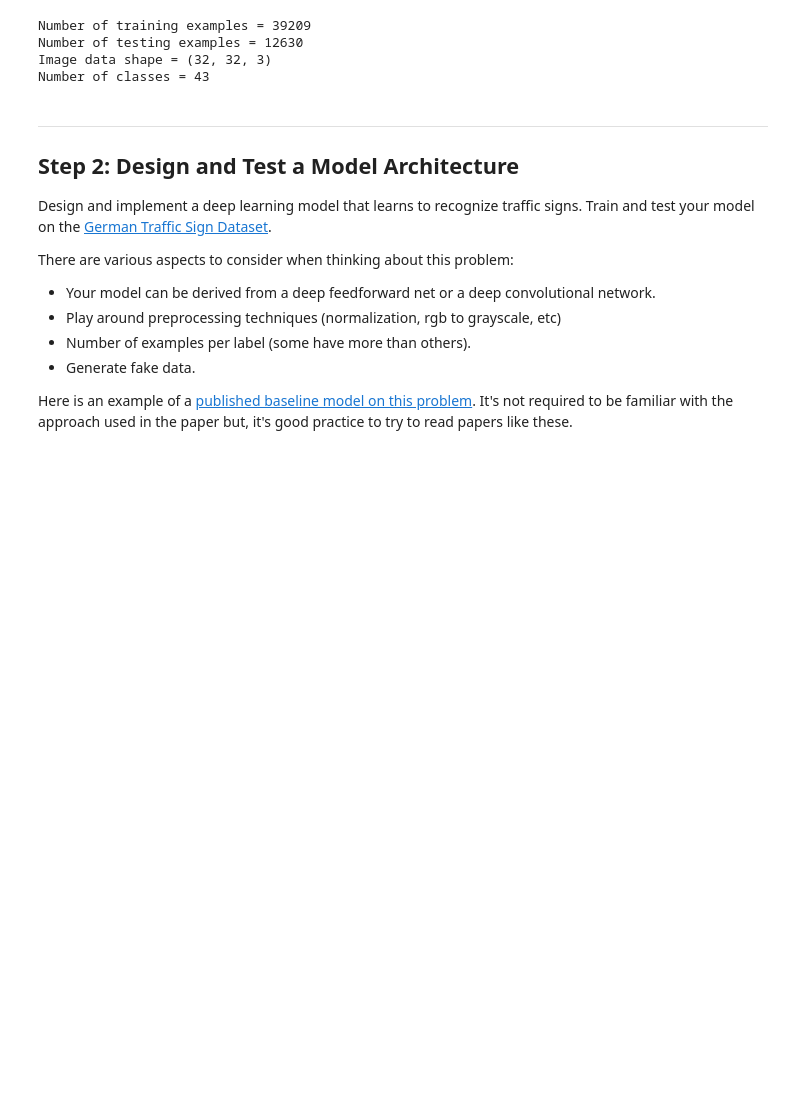
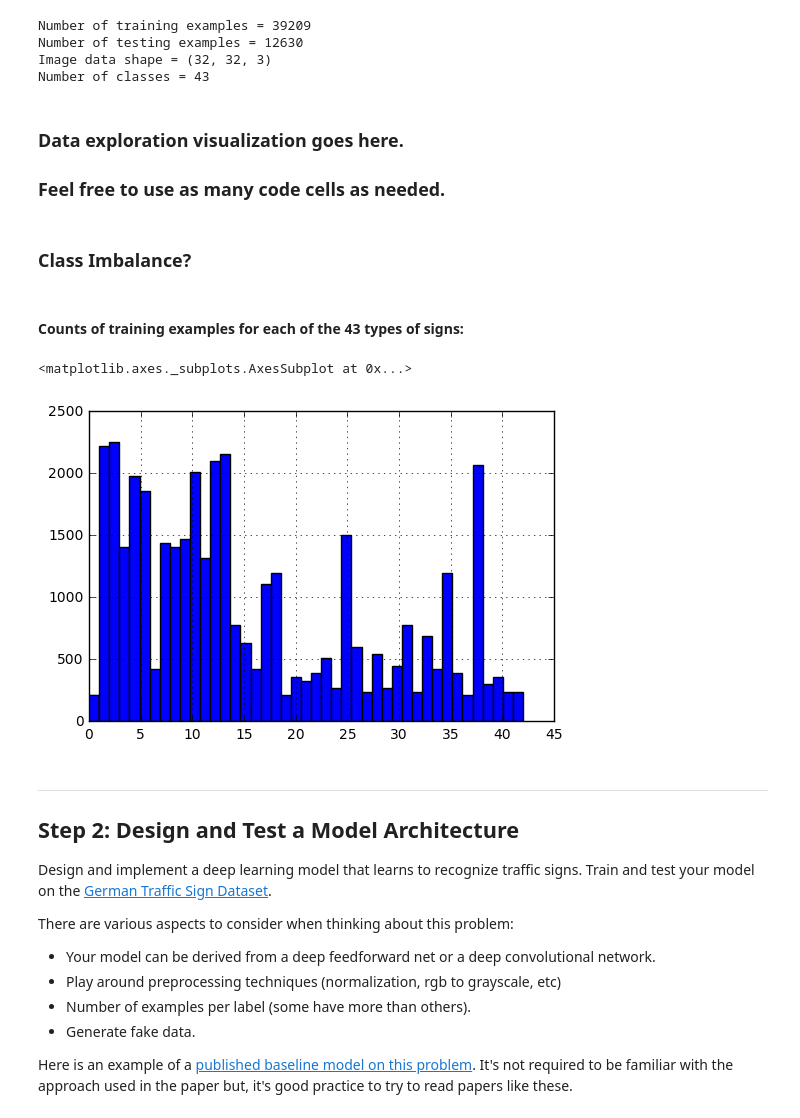
Before and after one commit to Agent007/traffic-signs, a Jupyter notebook: Traffic_Signs_Recognition.ipynb, the cells around one changed output. Cells and saved outputs as stored; diff of their text form; code cells hidden in the pictures; blank space fills up the shorter version.

Commit message:
histogram showing counts of training samples for each type of sign

```diff
--- a/Traffic_Signs_Recognition.ipynb
+++ b/Traffic_Signs_Recognition.ipynb
@@ -107,3 +104,22 @@ Number of classes = 43
+# %% [markdown]
+### Data exploration visualization goes here.
+### Feel free to use as many code cells as needed.
+# %% [markdown]
+### Class Imbalance?
+# %% [markdown]
+#### Counts of training examples for each of the 43 types of signs:
+# %%
+import pandas as pd
+import matplotlib.pyplot as plt
+
+label_series = pd.Series(y_train)
+
+%matplotlib inline
+
+label_series.hist(bins=n_classes)
+# %% [output]
+<matplotlib.axes._subplots.AxesSubplot at 0x...>
+[figure, added]
 # %% [markdown]
 ----
 
```
Also changed, not shown: parts of 1 cell of this notebook.
